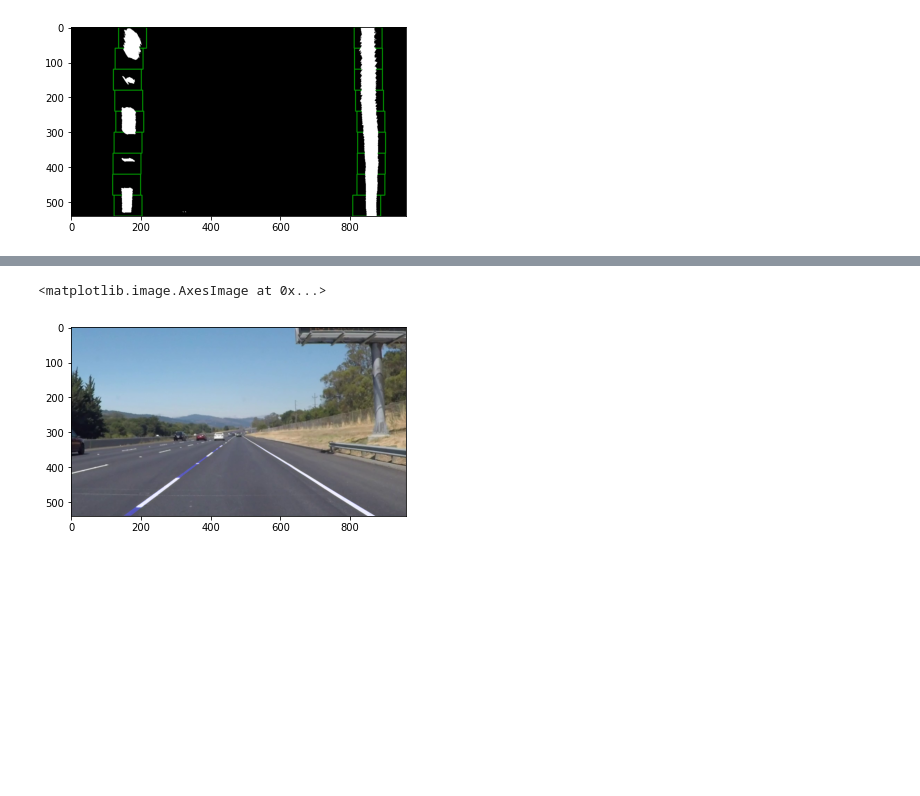
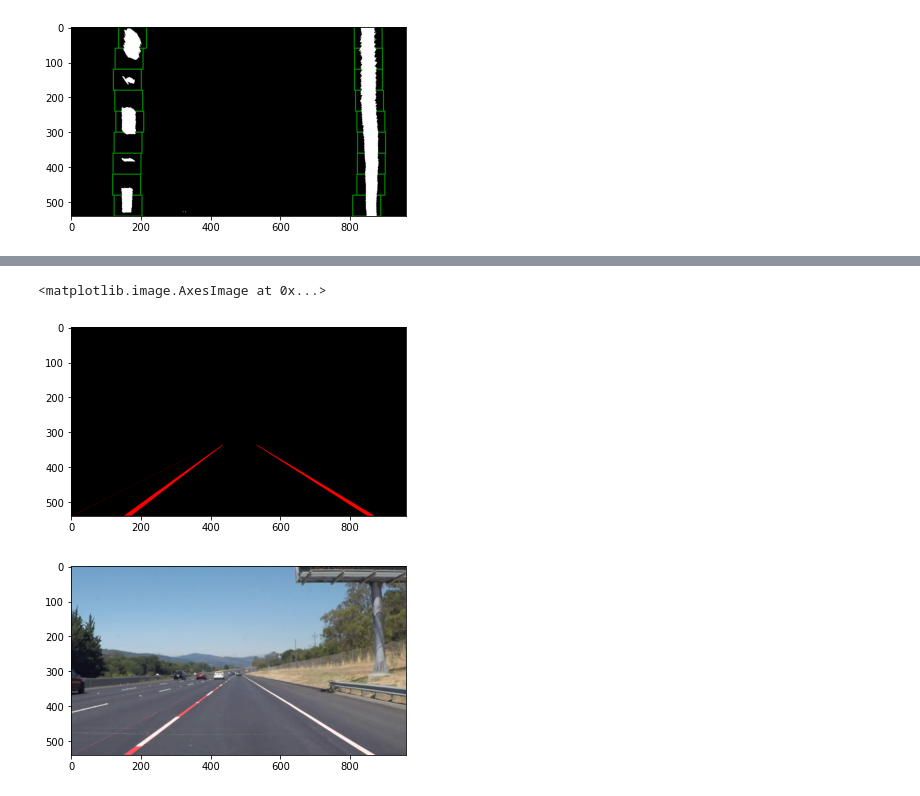
Before and after one commit to Abner0627/Advanced-Finding-Lane-Lines-on-the-Road, a Jupyter notebook: Finding_Lane_Lines_on_the_Road/main_video.ipynb, the cells around one changed output, grey strips where cells are left out. Drawn from its saved outputs; the diff is of its cells as text; code cells hidden in the pictures; blank space fills up the shorter version.

```diff
--- a/Finding_Lane_Lines_on_the_Road/main_video.ipynb
+++ b/Finding_Lane_Lines_on_the_Road/main_video.ipynb
@@ -192,10 +198,14 @@ for line_x in laneLine_x:
 # %%
 #%% Result
 weight = cv2.warpPerspective(line_img, M_inv, (img.shape[1], img.shape[0]))
-result = cv2.addWeighted(img, 1, weight, 0.9, 0)
+result = cv2.addWeighted(weight, 1, img, 1, 0)
 
 #====================
+fig_0 = plt.figure(0)
+plt.imshow(weight)
+fig_1 = plt.figure(1)
 plt.imshow(result)
 # %% [output]
 <matplotlib.image.AxesImage at 0x...>
-[figure, old version]
+[figure, new version]
+[figure, added]
```
Also changed, not shown: parts of 2 cells of this notebook, 1 other file.
